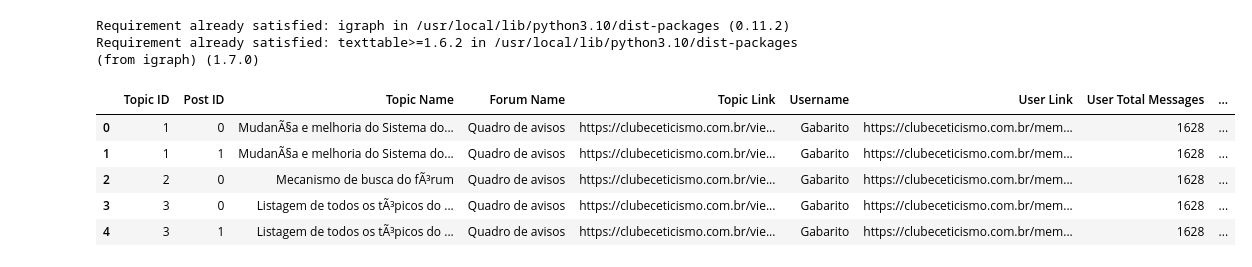
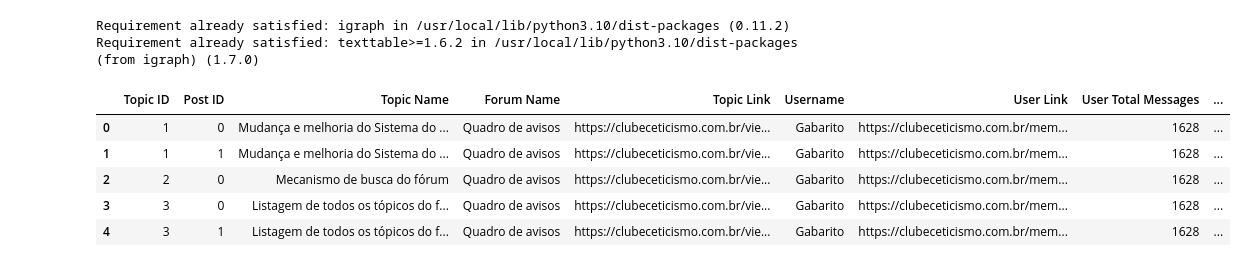
Before and after one commit to EnnesJp/python-crawler, a Jupyter notebook: Analise_clube_ceticismo.ipynb, the cells around one changed output. Saved outputs shown, nothing was run; the diff lists cells and outputs as text; code cells hidden in the pictures.

```diff
--- a/Analise_clube_ceticismo.ipynb
+++ b/Analise_clube_ceticismo.ipynb
@@ -8,12 +8,12 @@ import pandas as pd;
 import igraph as ig
 import matplotlib.pyplot as plt
 # %%
-dataset = pd.read_csv('clubeceticismo_dataset.csv', sep=',', encoding = "ISO-8859-1", usecols=[0,1,2,3,4,5,6,7,8,9], names=["Topic ID", "Post ID", "Topic Name", "Forum Name", "Topic Link", "Username", "User Link", "User Total Messages", "Post Date Time", "Post Content"])
+dataset = pd.read_csv('clubeceticismo_dataset.csv', sep=',', encoding = "utf-8", usecols=[0,1,2,3,4,5,6,7,8,9], names=["Topic ID", "Post ID", "Topic Name", "Forum Name", "Topic Link", "Username", "User Link", "User Total Messages", "Post Date Time", "Post Content"])
 dataset.head()
 # %% [output]
 |  | Topic ID | Post ID | Topic Name | Forum Name | Topic Link | Username | User Link | User Total Messages | ... |
-| 0 | 1 | 0 | MudanÃ§a e melhoria do Sistema do... | Quadro de avisos | https://clubeceticismo.com.br/vie... | Gabarito | https://clubeceticismo.com.br/mem... | 1628 | ... |
-| 1 | 1 | 1 | MudanÃ§a e melhoria do Sistema do... | Quadro de avisos | https://clubeceticismo.com.br/vie... | Gabarito | https://clubeceticismo.com.br/mem... | 1628 | ... |
-| 2 | 2 | 0 | Mecanismo de busca do fÃ³rum | Quadro de avisos | https://clubeceticismo.com.br/vie... | Gabarito | https://clubeceticismo.com.br/mem... | 1628 | ... |
-| 3 | 3 | 0 | Listagem de todos os tÃ³picos do ... | Quadro de avisos | https://clubeceticismo.com.br/vie... | Gabarito | https://clubeceticismo.com.br/mem... | 1628 | ... |
-| 4 | 3 | 1 | Listagem de todos os tÃ³picos do ... | Quadro de avisos | https://clubeceticismo.com.br/vie... | Gabarito | https://clubeceticismo.com.br/mem... | 1628 | ... |
+| 0 | 1 | 0 | Mudança e melhoria do Sistema do ... | Quadro de avisos | https://clubeceticismo.com.br/vie... | Gabarito | https://clubeceticismo.com.br/mem... | 1628 | ... |
+| 1 | 1 | 1 | Mudança e melhoria do Sistema do ... | Quadro de avisos | https://clubeceticismo.com.br/vie... | Gabarito | https://clubeceticismo.com.br/mem... | 1628 | ... |
+| 2 | 2 | 0 | Mecanismo de busca do fórum | Quadro de avisos | https://clubeceticismo.com.br/vie... | Gabarito | https://clubeceticismo.com.br/mem... | 1628 | ... |
+| 3 | 3 | 0 | Listagem de todos os tópicos do f... | Quadro de avisos | https://clubeceticismo.com.br/vie... | Gabarito | https://clubeceticismo.com.br/mem... | 1628 | ... |
+| 4 | 3 | 1 | Listagem de todos os tópicos do f... | Quadro de avisos | https://clubeceticismo.com.br/vie... | Gabarito | https://clubeceticismo.com.br/mem... | 1628 | ... |
```
Also changed, not shown: parts of 17 cells of this notebook, 7 other files.
